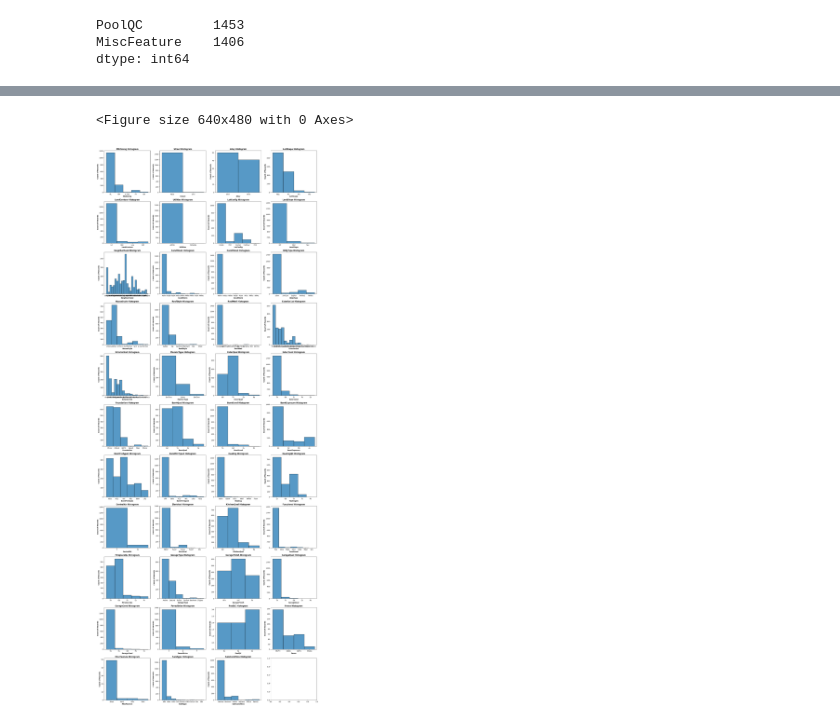
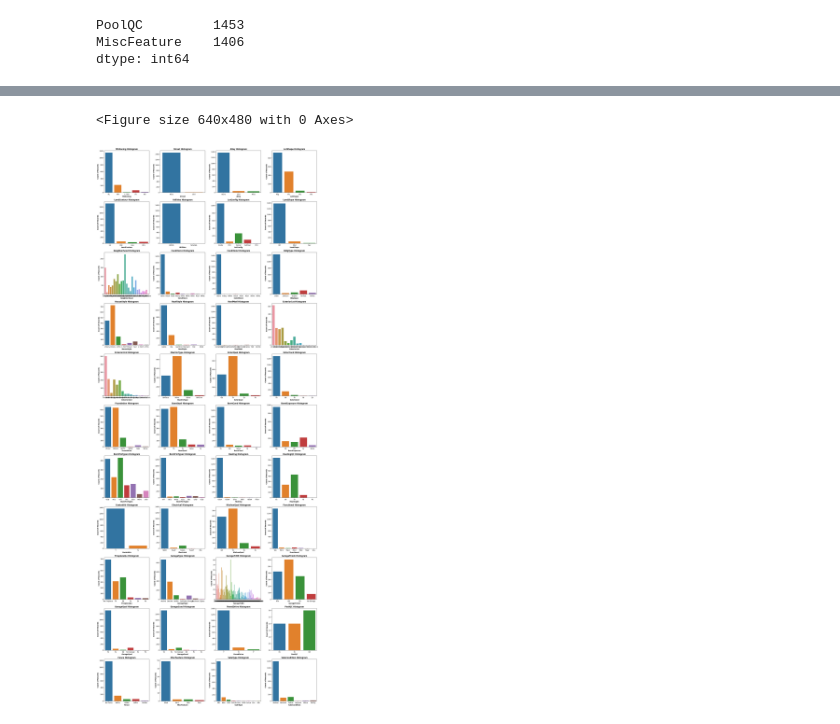
Before and after one commit to JonathonBriggs/AnalyticsProjects, a Jupyter notebook: Kaggle/housing-prices-competition.ipynb, the cells around one changed output, grey strips where cells are left out. Saved outputs shown, nothing was run; the diff lists cells and outputs as text; code cells hidden in the pictures.

```diff
--- a/Kaggle/housing-prices-competition.ipynb
+++ b/Kaggle/housing-prices-competition.ipynb
@@ -354,18 +381,20 @@ plt.show()
 # %%
 #Histograms for all categorical fields to show distributions after data cleaning
 plt.clf()
 fig, axes = plt.subplots(11, 4, figsize=(20, 50))
 axes = axes.flatten()
 
 # train_categorical.shape #43 columns
 for i, col in enumerate(train_categorical.columns):
-    sns.histplot(train_categorical, x=col, ax=axes[i])
+    sns.countplot(train_categorical, x=col, ax=axes[i], orient='v')
     axes[i].set_title(col + ' Histogram', fontweight='bold')
     axes[i].set_xlabel(col, fontweight='bold')
     axes[i].set_ylabel('Count of Records', fontweight='bold')
 
 plt.tight_layout()
 plt.show()
+
+#Learned here that Garage Year Built should have been converted to an int instead of object
 # %% [output]
 <Figure size 640x480 with 0 Axes>
-[figure, old version]
+[figure, new version]
```
Also changed, not shown: parts of 7 cells of this notebook.
